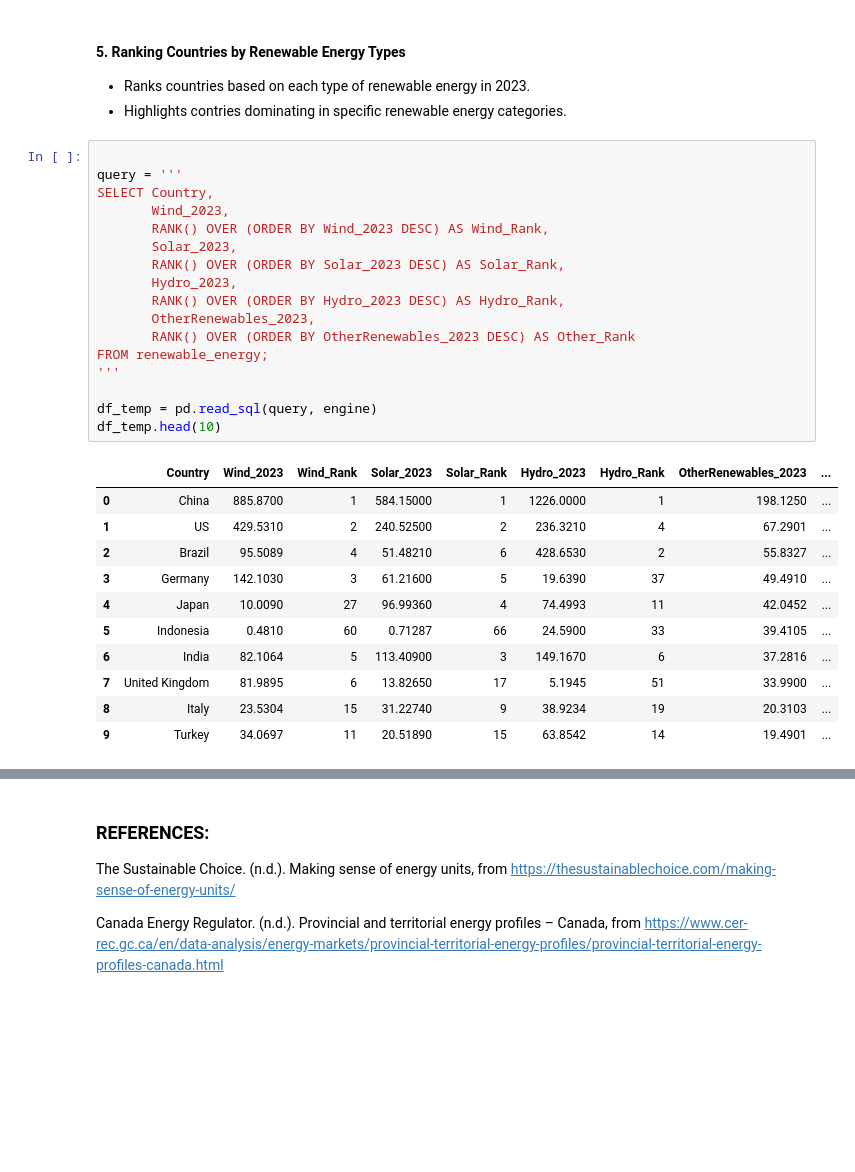
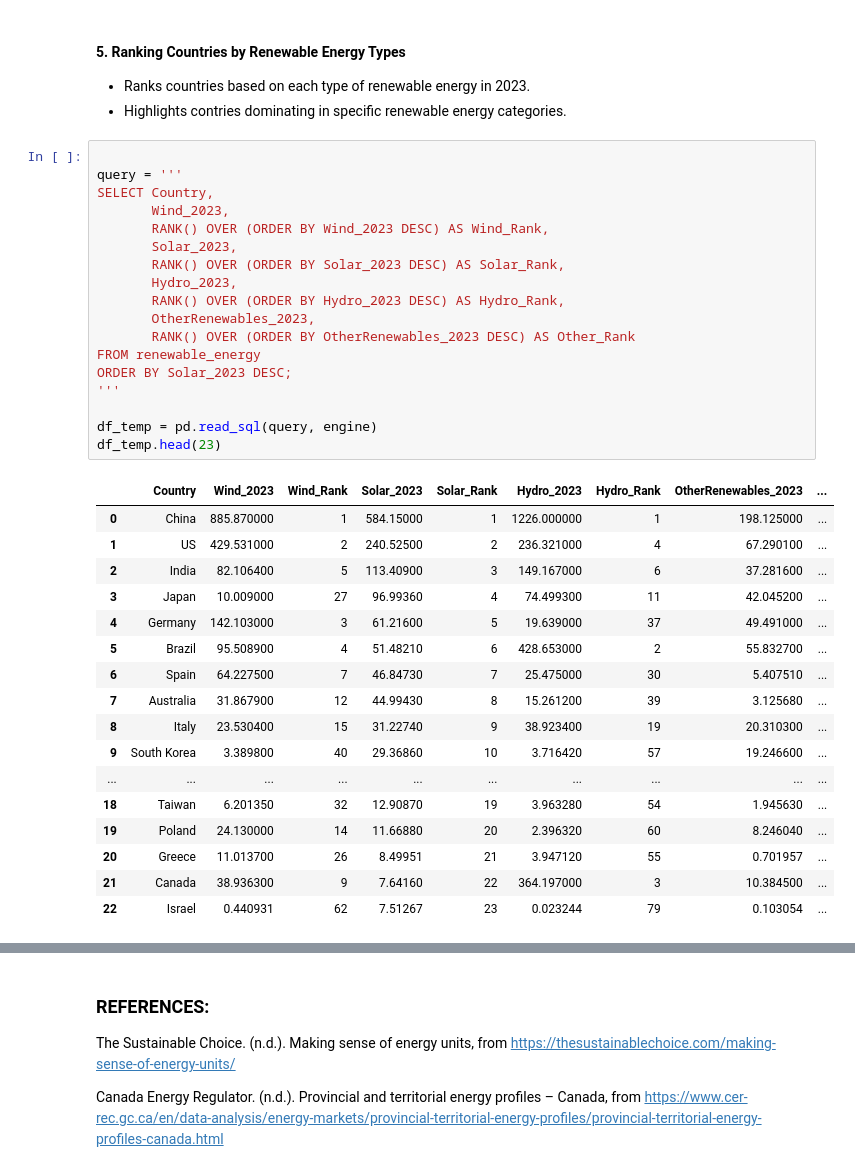
Before and after one commit to malharnd/Energy-Pulse, a Jupyter notebook: notebooks/malhar/data_clean.ipynb, the cells around one changed output, grey strips where cells are left out. Saved outputs shown, nothing was run; the diff lists cells and outputs as text; blank space fills up the shorter version.

```diff
--- a/notebooks/malhar/data_clean.ipynb
+++ b/notebooks/malhar/data_clean.ipynb
@@ -237,29 +237,36 @@ As expected, these countries have a high contribution of solar energy to the tot
 # %%
 
 query = '''
 SELECT Country,
        Wind_2023,
        RANK() OVER (ORDER BY Wind_2023 DESC) AS Wind_Rank,
        Solar_2023,
        RANK() OVER (ORDER BY Solar_2023 DESC) AS Solar_Rank,
        Hydro_2023,
        RANK() OVER (ORDER BY Hydro_2023 DESC) AS Hydro_Rank,
        OtherRenewables_2023,
        RANK() OVER (ORDER BY OtherRenewables_2023 DESC) AS Other_Rank
-FROM renewable_energy;
+FROM renewable_energy
+ORDER BY Solar_2023 DESC;
 '''
 
 df_temp = pd.read_sql(query, engine)
-df_temp.head(10)
+df_temp.head(23)
 # %% [output]
 |  | Country | Wind_2023 | Wind_Rank | Solar_2023 | Solar_Rank | Hydro_2023 | Hydro_Rank | OtherRenewables_2023 | ... |
-| 0 | China | 885.8700 | 1 | 584.15000 | 1 | 1226.0000 | 1 | 198.1250 | ... |
-| 1 | US | 429.5310 | 2 | 240.52500 | 2 | 236.3210 | 4 | 67.2901 | ... |
-| 2 | Brazil | 95.5089 | 4 | 51.48210 | 6 | 428.6530 | 2 | 55.8327 | ... |
-| 3 | Germany | 142.1030 | 3 | 61.21600 | 5 | 19.6390 | 37 | 49.4910 | ... |
-| 4 | Japan | 10.0090 | 27 | 96.99360 | 4 | 74.4993 | 11 | 42.0452 | ... |
-| 5 | Indonesia | 0.4810 | 60 | 0.71287 | 66 | 24.5900 | 33 | 39.4105 | ... |
-| 6 | India | 82.1064 | 5 | 113.40900 | 3 | 149.1670 | 6 | 37.2816 | ... |
-| 7 | United Kingdom | 81.9895 | 6 | 13.82650 | 17 | 5.1945 | 51 | 33.9900 | ... |
-| 8 | Italy | 23.5304 | 15 | 31.22740 | 9 | 38.9234 | 19 | 20.3103 | ... |
-| 9 | Turkey | 34.0697 | 11 | 20.51890 | 15 | 63.8542 | 14 | 19.4901 | ... |
+| 0 | China | 885.870000 | 1 | 584.15000 | 1 | 1226.000000 | 1 | 198.125000 | ... |
+| 1 | US | 429.531000 | 2 | 240.52500 | 2 | 236.321000 | 4 | 67.290100 | ... |
+| 2 | India | 82.106400 | 5 | 113.40900 | 3 | 149.167000 | 6 | 37.281600 | ... |
+| 3 | Japan | 10.009000 | 27 | 96.99360 | 4 | 74.499300 | 11 | 42.045200 | ... |
+| 4 | Germany | 142.103000 | 3 | 61.21600 | 5 | 19.639000 | 37 | 49.491000 | ... |
+| 5 | Brazil | 95.508900 | 4 | 51.48210 | 6 | 428.653000 | 2 | 55.832700 | ... |
+| 6 | Spain | 64.227500 | 7 | 46.84730 | 7 | 25.475000 | 30 | 5.407510 | ... |
+| 7 | Australia | 31.867900 | 12 | 44.99430 | 8 | 15.261200 | 39 | 3.125680 | ... |
+| 8 | Italy | 23.530400 | 15 | 31.22740 | 9 | 38.923400 | 19 | 20.310300 | ... |
+| 9 | South Korea | 3.389800 | 40 | 29.36860 | 10 | 3.716420 | 57 | 19.246600 | ... |
+| ... | ... | ... | ... | ... | ... | ... | ... | ... | ... |
+| 18 | Taiwan | 6.201350 | 32 | 12.90870 | 19 | 3.963280 | 54 | 1.945630 | ... |
+| 19 | Poland | 24.130000 | 14 | 11.66880 | 20 | 2.396320 | 60 | 8.246040 | ... |
+| 20 | Greece | 11.013700 | 26 | 8.49951 | 21 | 3.947120 | 55 | 0.701957 | ... |
+| 21 | Canada | 38.936300 | 9 | 7.64160 | 22 | 364.197000 | 3 | 10.384500 | ... |
+| 22 | Israel | 0.440931 | 62 | 7.51267 | 23 | 0.023244 | 79 | 0.103054 | ... |
```
Also changed, not shown: parts of 1 cell of this notebook, 9 other files.
